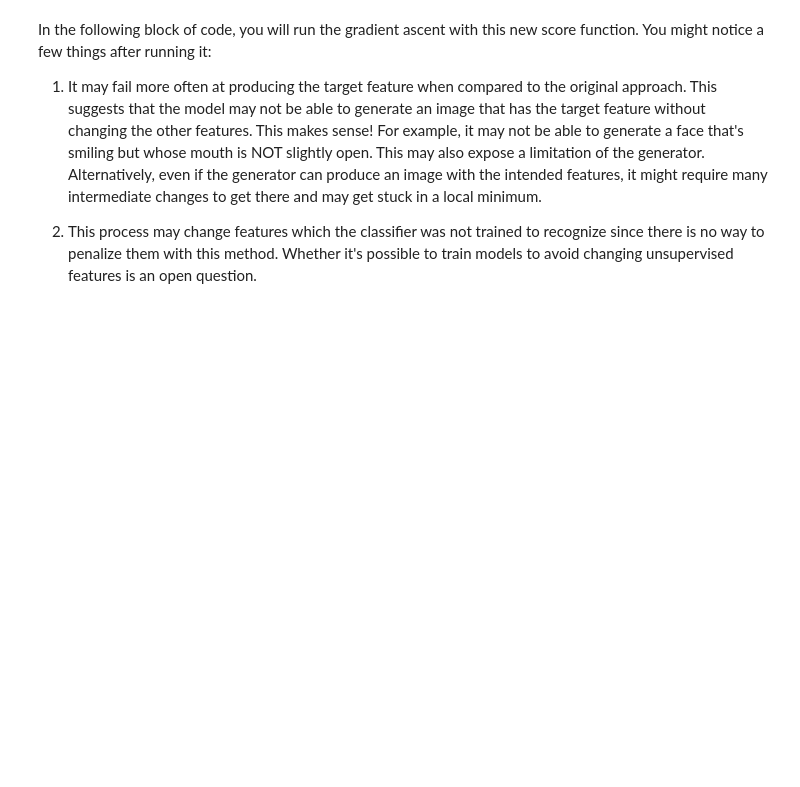
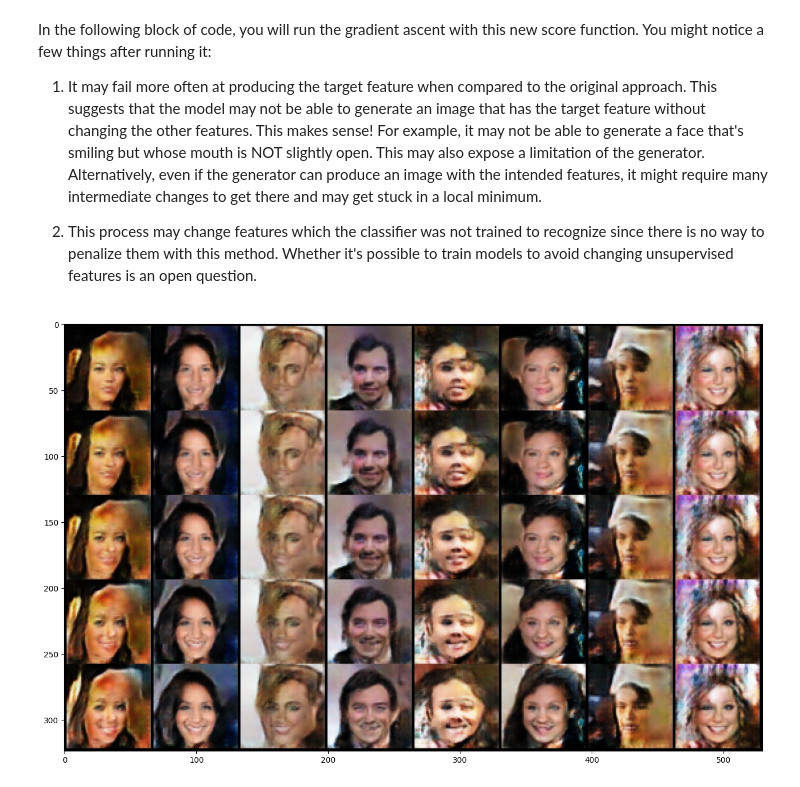
Before and after one commit to Mark-Barbaric/Generative-Adversarial-Networks-GANs-Specialization, a Jupyter notebook: week4/w4_build_controllable_gan.ipynb, the cells around one changed output. Saved outputs shown, nothing was run; the diff lists cells and outputs as text; code cells hidden in the pictures; blank space fills up the shorter version.

```diff
--- a/week4/w4_build_controllable_gan.ipynb
+++ b/week4/w4_build_controllable_gan.ipynb
@@ -385,10 +385,9 @@ For every non-target class, take the difference between the current noise and th
 </details>
 # %%
 def get_score(current_classifications, original_classifications, target_indices, other_indices, penalty_weight):
-    other_distances = original_classifications[:, other_indices] - current_classifications[:, other_indices]
-    other_class_penalty = torch.norm(other_distances, dim=-1).mean() * penalty_weight * -1.0
+    other_distances = current_classifications[:, other_indices] - original_classifications[:, other_indices]
+    other_class_penalty = -torch.norm(other_distances, dim=-1).mean() * penalty_weight
     target_score = current_classifications[:, target_indices].mean()
-    print(f"target_score: {target_score}, other: {other_class_penalty}")
     return target_score + other_class_penalty
 # %%
 get_score(torch.ones(4, 3), torch.zeros(4, 3), [0], [1, 2], 0.2)
@@ -425,3 +428,27 @@ In the following block of code, you will run the gradient ascent with this new s
 Alternatively, even if the generator can produce an image with the intended features, it might require many intermediate changes to get there and may get stuck in a local minimum.
 
 2.   This process may change features which the classifier was not trained to recognize since there is no way to penalize them with this method. Whether it's possible to train models to avoid changing unsupervised features is an open question.
+# %%
+fake_image_history = []
+target_indices = feature_names.index("Smiling") # Feel free to change this value to any string from feature_names from earlier!
+other_indices = [cur_idx != target_indices for cur_idx, _ in enumerate(feature_names)]
+noise = get_noise(n_images, z_dim).to(device).requires_grad_()
+original_classifications = classifier(gen(noise)).detach()
+for i in range(grad_steps):
+    opt.zero_grad()
+    fake = gen(noise)
+    fake_image_history += [fake]
+    fake_score = get_score(
+        classifier(fake),
+        original_classifications,
+        target_indices,
+        other_indices,
+        penalty_weight=0.1
+    )
+    fake_score.backward()
+    noise.data = calculate_updated_noise(noise, 1 / grad_steps)
+
+plt.rcParams['figure.figsize'] = [n_images * 2, grad_steps * 2]
+show_tensor_images(torch.cat(fake_image_history[::skip], dim=2), num_images=n_images, nrow=n_images)
+# %% [output]
+[figure, added]
```
Also changed, not shown: parts of 3 cells of this notebook.
